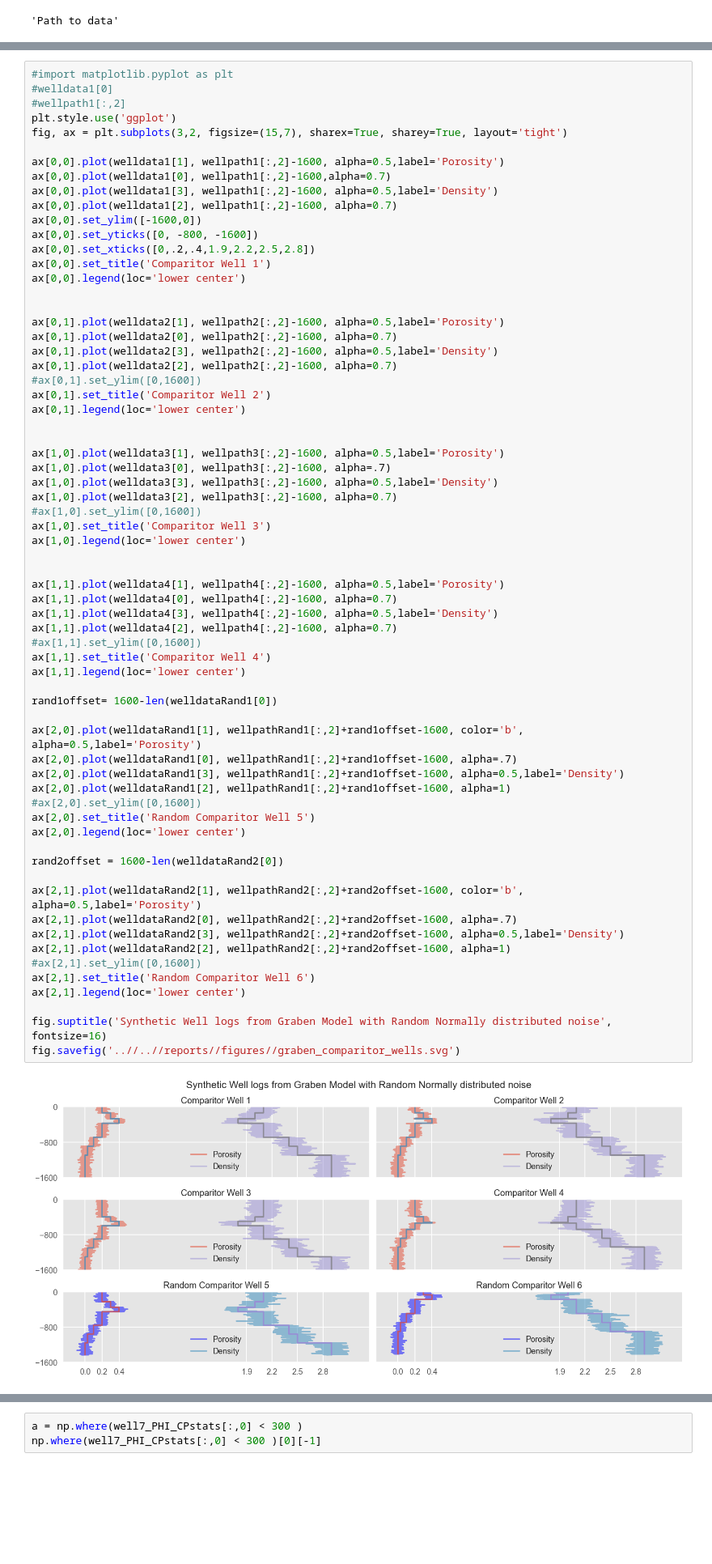
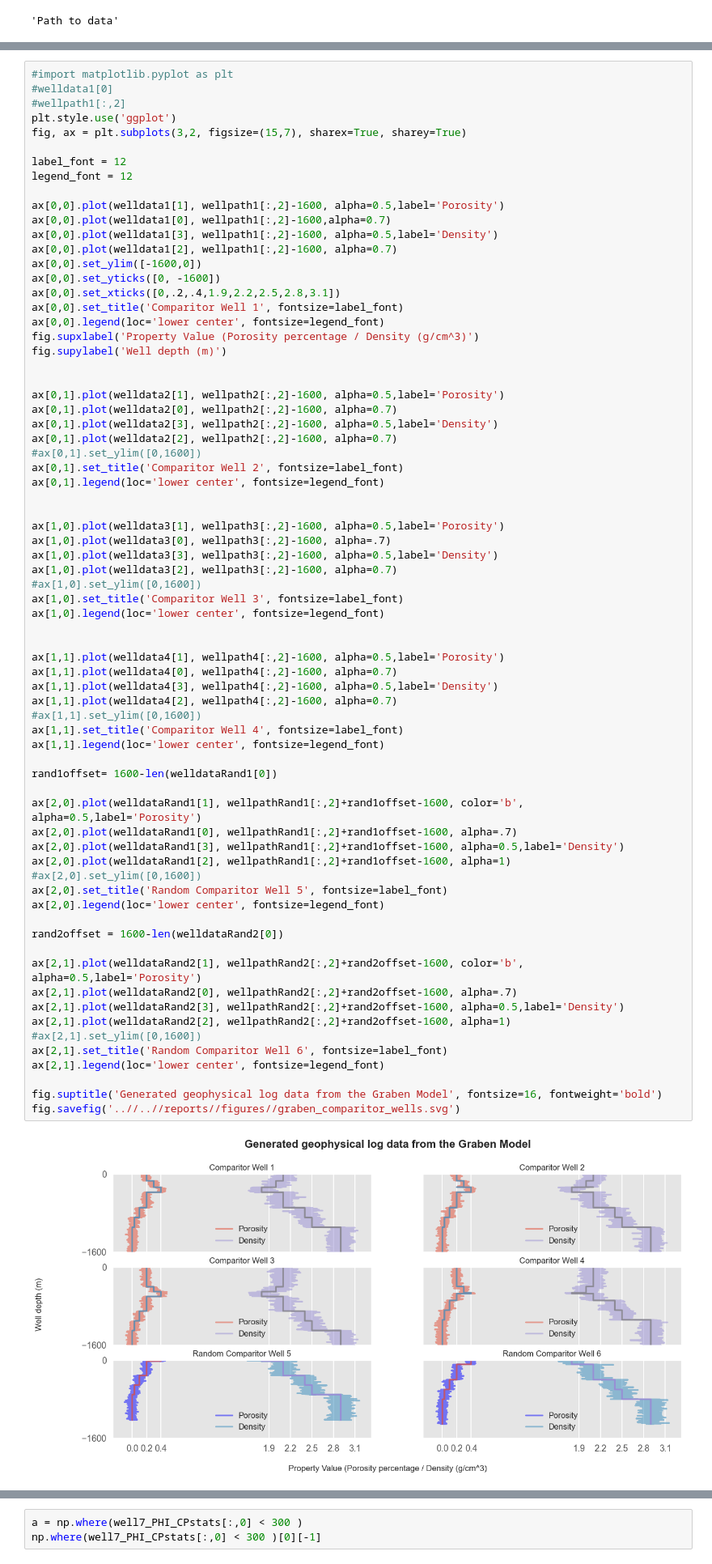
Before and after one commit to phasyn8/different_bayes, a Jupyter notebook: notebooks/demonstrations/Synthetic_graben_model_demonstration_anim.ipynb, the cells around one changed output, grey strips where cells are left out. Shown at 81% size. Drawn from its saved outputs; the diff is of its cells as text; blank space fills up the shorter version.

```diff
--- a/notebooks/demonstrations/Synthetic_graben_model_demonstration_anim.ipynb
+++ b/notebooks/demonstrations/Synthetic_graben_model_demonstration_anim.ipynb
@@ -291,17 +291,22 @@ Active grids: ['custom']
 #welldata1[0]
 #wellpath1[:,2]
 plt.style.use('ggplot')
-fig, ax = plt.subplots(3,2, figsize=(15,7), sharex=True, sharey=True, layout='tight')
+fig, ax = plt.subplots(3,2, figsize=(15,7), sharex=True, sharey=True)
+
+label_font = 12
+legend_font = 12
 
 ax[0,0].plot(welldata1[1], wellpath1[:,2]-1600, alpha=0.5,label='Porosity')
 ax[0,0].plot(welldata1[0], wellpath1[:,2]-1600,alpha=0.7)
 ax[0,0].plot(welldata1[3], wellpath1[:,2]-1600, alpha=0.5,label='Density')
 ax[0,0].plot(welldata1[2], wellpath1[:,2]-1600, alpha=0.7)
 ax[0,0].set_ylim([-1600,0])
-ax[0,0].set_yticks([0, -800, -1600])
-ax[0,0].set_xticks([0,.2,.4,1.9,2.2,2.5,2.8])
-ax[0,0].set_title('Comparitor Well 1')
-ax[0,0].legend(loc='lower center')
+ax[0,0].set_yticks([0, -1600])
+ax[0,0].set_xticks([0,.2,.4,1.9,2.2,2.5,2.8,3.1])
+ax[0,0].set_title('Comparitor Well 1', fontsize=label_font)
+ax[0,0].legend(loc='lower center', fontsize=legend_font)
+fig.supxlabel('Property Value (Porosity percentage / Density (g/cm^3)')
+fig.supylabel('Well depth (m)')
 
 
 ax[0,1].plot(welldata2[1], wellpath2[:,2]-1600, alpha=0.5,label='Porosity')
@@ -309,51 +314,51 @@ ax[0,1].plot(welldata2[0], wellpath2[:,2]-1600, alpha=0.7)
 ax[0,1].plot(welldata2[3], wellpath2[:,2]-1600, alpha=0.5,label='Density')
 ax[0,1].plot(welldata2[2], wellpath2[:,2]-1600, alpha=0.7)
 #ax[0,1].set_ylim([0,1600])
-ax[0,1].set_title('Comparitor Well 2')
-ax[0,1].legend(loc='lower center')
+ax[0,1].set_title('Comparitor Well 2', fontsize=label_font)
+ax[0,1].legend(loc='lower center', fontsize=legend_font)
 
 
 ax[1,0].plot(welldata3[1], wellpath3[:,2]-1600, alpha=0.5,label='Porosity')
 ax[1,0].plot(welldata3[0], wellpath3[:,2]-1600, alpha=.7)
 ax[1,0].plot(welldata3[3], wellpath3[:,2]-1600, alpha=0.5,label='Density')
 ax[1,0].plot(welldata3[2], wellpath3[:,2]-1600, alpha=0.7)
 #ax[1,0].set_ylim([0,1600])
-ax[1,0].set_title('Comparitor Well 3')
-ax[1,0].legend(loc='lower center')
+ax[1,0].set_title('Comparitor Well 3', fontsize=label_font)
+ax[1,0].legend(loc='lower center', fontsize=legend_font)
 
 
 ax[1,1].plot(welldata4[1], wellpath4[:,2]-1600, alpha=0.5,label='Porosity')
 ax[1,1].plot(welldata4[0], wellpath4[:,2]-1600, alpha=0.7)
 ax[1,1].plot(welldata4[3], wellpath4[:,2]-1600, alpha=0.5,label='Density')
 ax[1,1].plot(welldata4[2], wellpath4[:,2]-1600, alpha=0.7)
 #ax[1,1].set_ylim([0,1600])
-ax[1,1].set_title('Comparitor Well 4')
-ax[1,1].legend(loc='lower center')
+ax[1,1].set_title('Comparitor Well 4', fontsize=label_font)
+ax[1,1].legend(loc='lower center', fontsize=legend_font)
 
 rand1offset= 1600-len(welldataRand1[0])
 
 ax[2,0].plot(welldataRand1[1], wellpathRand1[:,2]+rand1offset-1600, color='b', alpha=0.5,label='Porosity')
 ax[2,0].plot(welldataRand1[0], wellpathRand1[:,2]+rand1offset-1600, alpha=.7)
 ax[2,0].plot(welldataRand1[3], wellpathRand1[:,2]+rand1offset-1600, alpha=0.5,label='Density')
 ax[2,0].plot(welldataRand1[2], wellpathRand1[:,2]+rand1offset-1600, alpha=1)
 #ax[2,0].set_ylim([0,1600])
-ax[2,0].set_title('Random Comparitor Well 5')
-ax[2,0].legend(loc='lower center')
+ax[2,0].set_title('Random Comparitor Well 5', fontsize=label_font)
+ax[2,0].legend(loc='lower center', fontsize=legend_font)
 
 rand2offset = 1600-len(welldataRand2[0])
 
 ax[2,1].plot(welldataRand2[1], wellpathRand2[:,2]+rand2offset-1600, color='b', alpha=0.5,label='Porosity')
 ax[2,1].plot(welldataRand2[0], wellpathRand2[:,2]+rand2offset-1600, alpha=.7)
 ax[2,1].plot(welldataRand2[3], wellpathRand2[:,2]+rand2offset-1600, alpha=0.5,label='Density')
 ax[2,1].plot(welldataRand2[2], wellpathRand2[:,2]+rand2offset-1600, alpha=1)
 #ax[2,1].set_ylim([0,1600])
-ax[2,1].set_title('Random Comparitor Well 6')
-ax[2,1].legend(loc='lower center')
+ax[2,1].set_title('Random Comparitor Well 6', fontsize=label_font)
+ax[2,1].legend(loc='lower center', fontsize=legend_font)
 
-fig.suptitle('Synthetic Well logs from Graben Model with Random Normally distributed noise', fontsize=16)
+fig.suptitle('Generated geophysical log data from the Graben Model', fontsize=16, fontweight='bold')
 fig.savefig('..//..//reports//figures//graben_comparitor_wells.svg')
 # %% [output]
-[figure, old version]
+[figure, new version]
 # %%
 #df_grab_1 = pd.DataFrame()
 well1_df = pd.DataFrame(np.array([wellpath1[:,0], wellpath1[:,1], wellpath1[:,2], welldata1[1][::-1], welldata1[3][::-1]], dtype='float64').T, columns=['X', 'Y', 'MD','PHI','RHO'])#,'CP_Prob_RHO','CP_Prob_PHI'])
```
Also changed, not shown: parts of 9 cells of this notebook, 51 other files.
